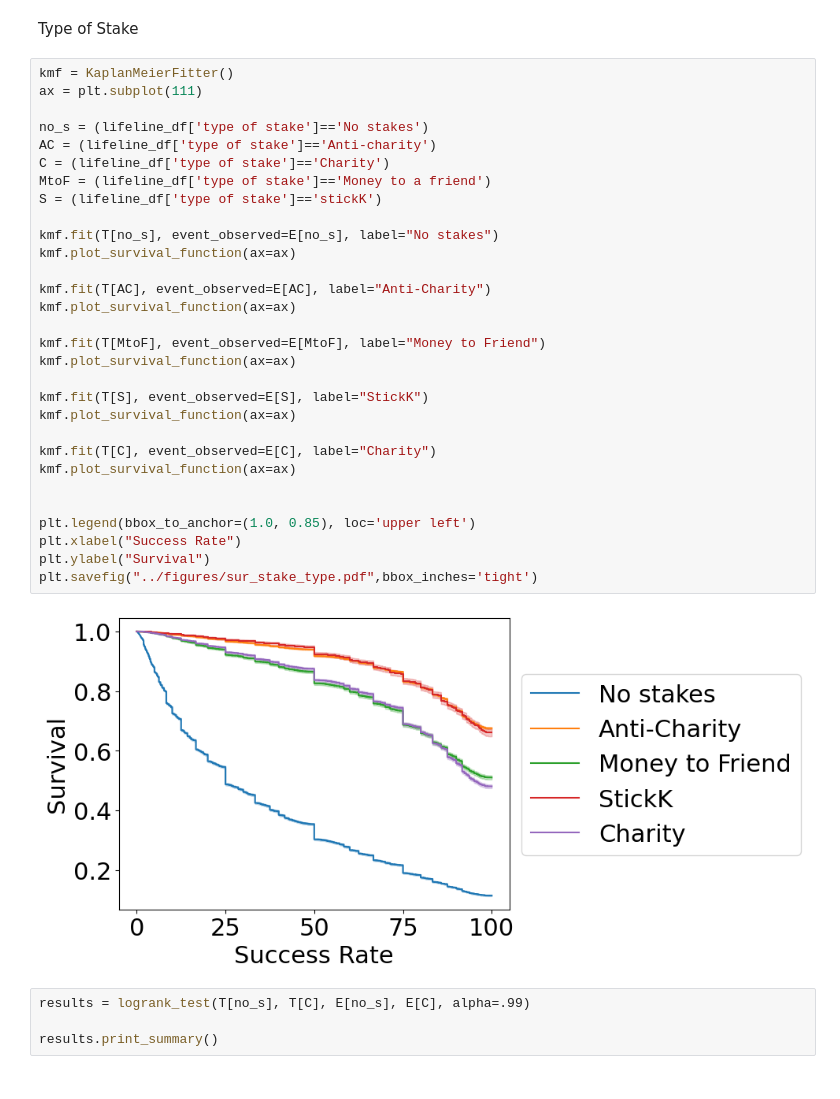
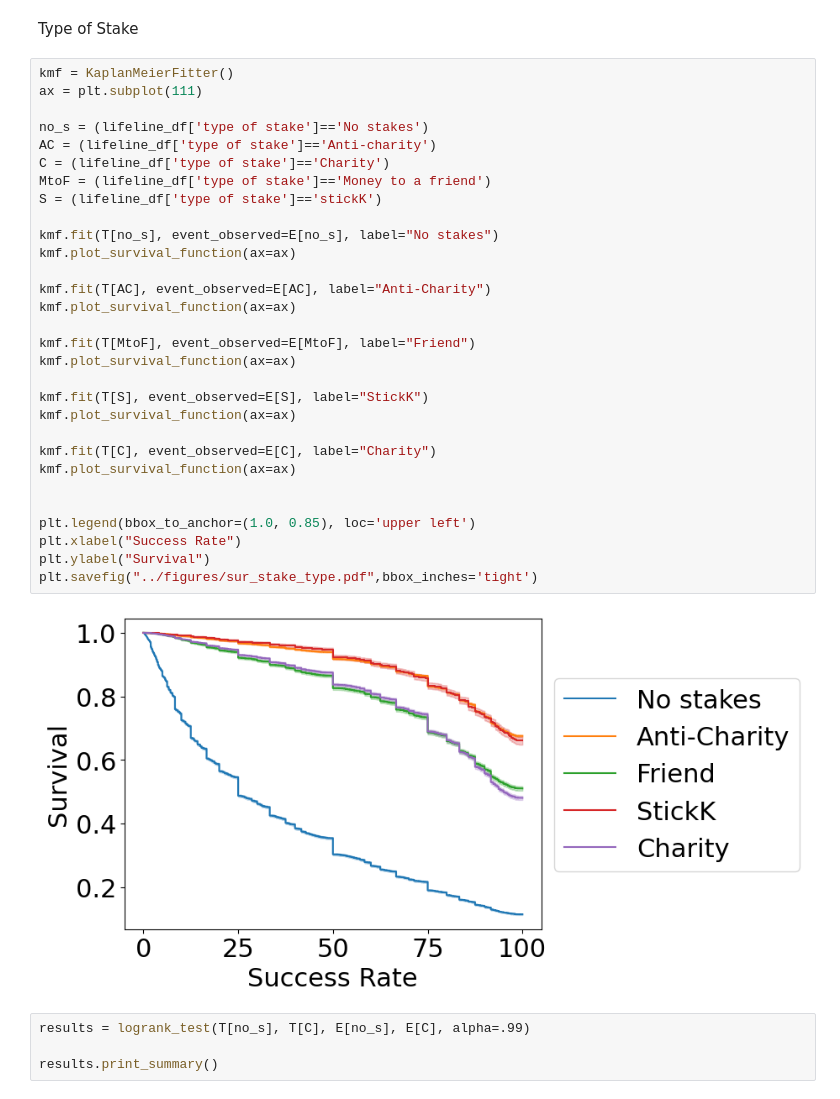
Before and after one commit to Hitkul/Put-Your-Money-Where-Your-Mouth-Is, a Jupyter notebook: analysis/Survival_Analysis.ipynb, the cells around one changed output. Saved outputs shown, nothing was run; the diff lists cells and outputs as text.

```diff
--- a/analysis/Survival_Analysis.ipynb
+++ b/analysis/Survival_Analysis.ipynb
@@ -272,35 +272,35 @@ Type of Stake
 # %%
 kmf = KaplanMeierFitter()
 ax = plt.subplot(111)
 
 no_s = (lifeline_df['type of stake']=='No stakes')
 AC = (lifeline_df['type of stake']=='Anti-charity')
 C = (lifeline_df['type of stake']=='Charity')
 MtoF = (lifeline_df['type of stake']=='Money to a friend')
 S = (lifeline_df['type of stake']=='stickK')
 
 kmf.fit(T[no_s], event_observed=E[no_s], label="No stakes")
 kmf.plot_survival_function(ax=ax)
 
 kmf.fit(T[AC], event_observed=E[AC], label="Anti-Charity")
 kmf.plot_survival_function(ax=ax)
 
-kmf.fit(T[MtoF], event_observed=E[MtoF], label="Money to Friend")
+kmf.fit(T[MtoF], event_observed=E[MtoF], label="Friend")
 kmf.plot_survival_function(ax=ax)
 
 kmf.fit(T[S], event_observed=E[S], label="StickK")
 kmf.plot_survival_function(ax=ax)
 
 kmf.fit(T[C], event_observed=E[C], label="Charity")
 kmf.plot_survival_function(ax=ax)
 
 
 plt.legend(bbox_to_anchor=(1.0, 0.85), loc='upper left')
 plt.xlabel("Success Rate")
 plt.ylabel("Survival")
 plt.savefig("../figures/sur_stake_type.pdf",bbox_inches='tight')
 # %% [output]
-[figure, old version]
+[figure, new version]
 # %%
 results = logrank_test(T[no_s], T[C], E[no_s], E[C], alpha=.99)
 
```
Also changed, not shown: 2 other files.
